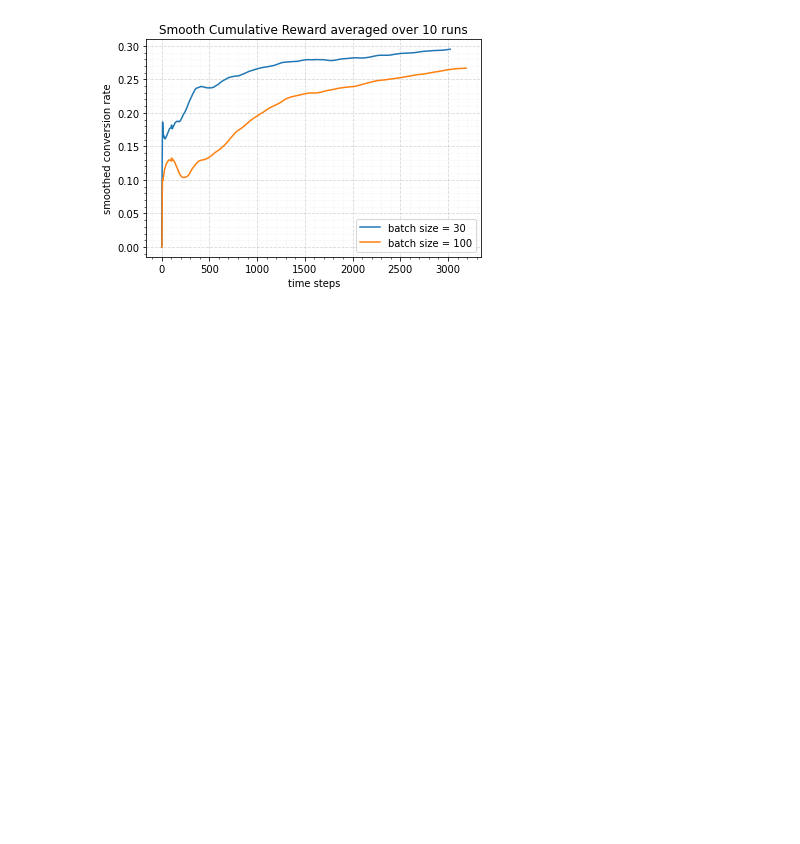
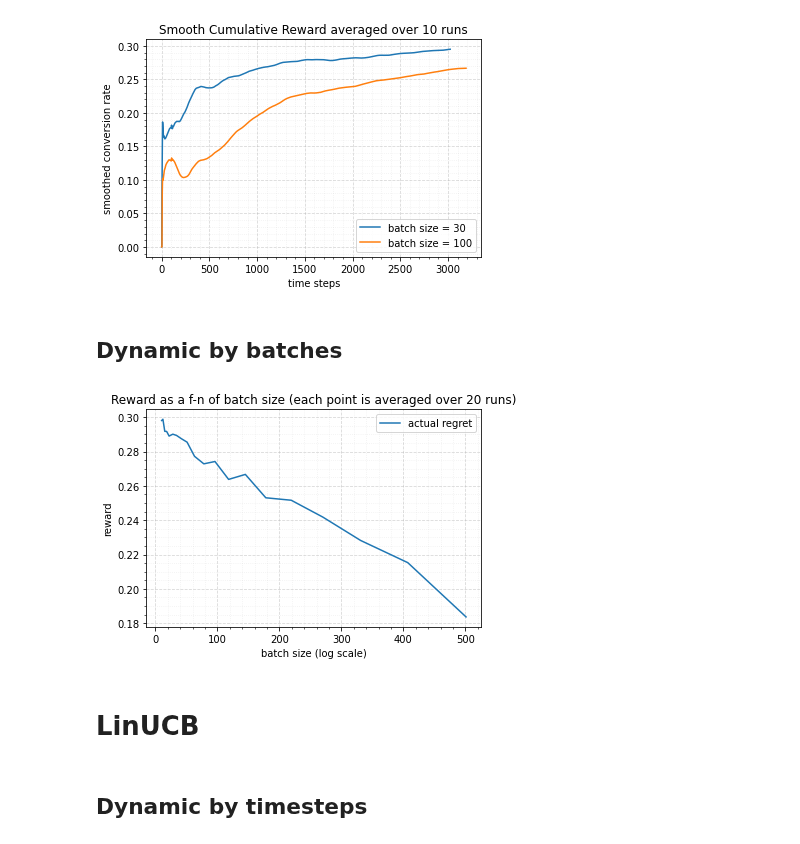
Before and after one commit to danilprov/batch-bandits, a Jupyter notebook: experiments/CMAB_demo.ipynb, the cells around one changed output. Drawn from its saved outputs; the diff is of its cells as text; code cells hidden in the pictures; blank space fills up the shorter version.

```diff
--- a/experiments/CMAB_demo.ipynb
+++ b/experiments/CMAB_demo.ipynb
@@ -62,3 +67,46 @@ plt.grid(b=True, which='minor', linestyle=':', alpha=0.2)
 plt.show()
 # %% [output]
 [figure]
+# %% [markdown]
+## Dynamic by batches
+# %%
+num_experiments = 20
+env_info = {'pickle_file': dataset}
+experiment_parameters = {"num_runs": num_experiments}
+
+agent = LinTSAgent
+environment = ReplayEnvironment
+
+# run batch agent
+batch_sizes = np.logspace(1.0, 2.7, num=20).astype(int)
+actual_regret = []
+for batch in batch_sizes:
+    agent_info_batch = {'alpha': 1,
+                        'num_actions': 3,
+                        'seed': 1,
+                        'batch_size': batch,
+                        'replay_buffer_size': 100000}
+    batch_result = run_experiment(environment, agent, env_info, agent_info_batch,
+                                  experiment_parameters, False)
+    # smooth and average the result
+    smoothed_leveled_result1 = smooth(batch_result, 100)
+    mean_smoothed_leveled_result1 = np.mean(smoothed_leveled_result1, axis=0)
+    mean_smoothed_leveled_result1 = mean_smoothed_leveled_result1[~np.isnan(mean_smoothed_leveled_result1)]
+
+    actual_regret.append(mean_smoothed_leveled_result1[-1])
+# %%
+plt.plot(batch_sizes, actual_regret, label='actual regret')
+plt.legend()
+plt.title("Reward as a f-n of batch size (each point is averaged over {} runs)".format(num_experiments))
+plt.xlabel('batch size (log scale)')
+plt.ylabel('reward')
+plt.grid(b=True, which='major', linestyle='--', alpha=0.5)
+plt.minorticks_on()
+plt.grid(b=True, which='minor', linestyle=':', alpha=0.2)
+plt.show()
+# %% [output]
+[figure, added]
+# %% [markdown]
+# LinUCB
+# %% [markdown]
+## Dynamic by timesteps
```
Also changed, not shown: parts of 6 cells of this notebook.
